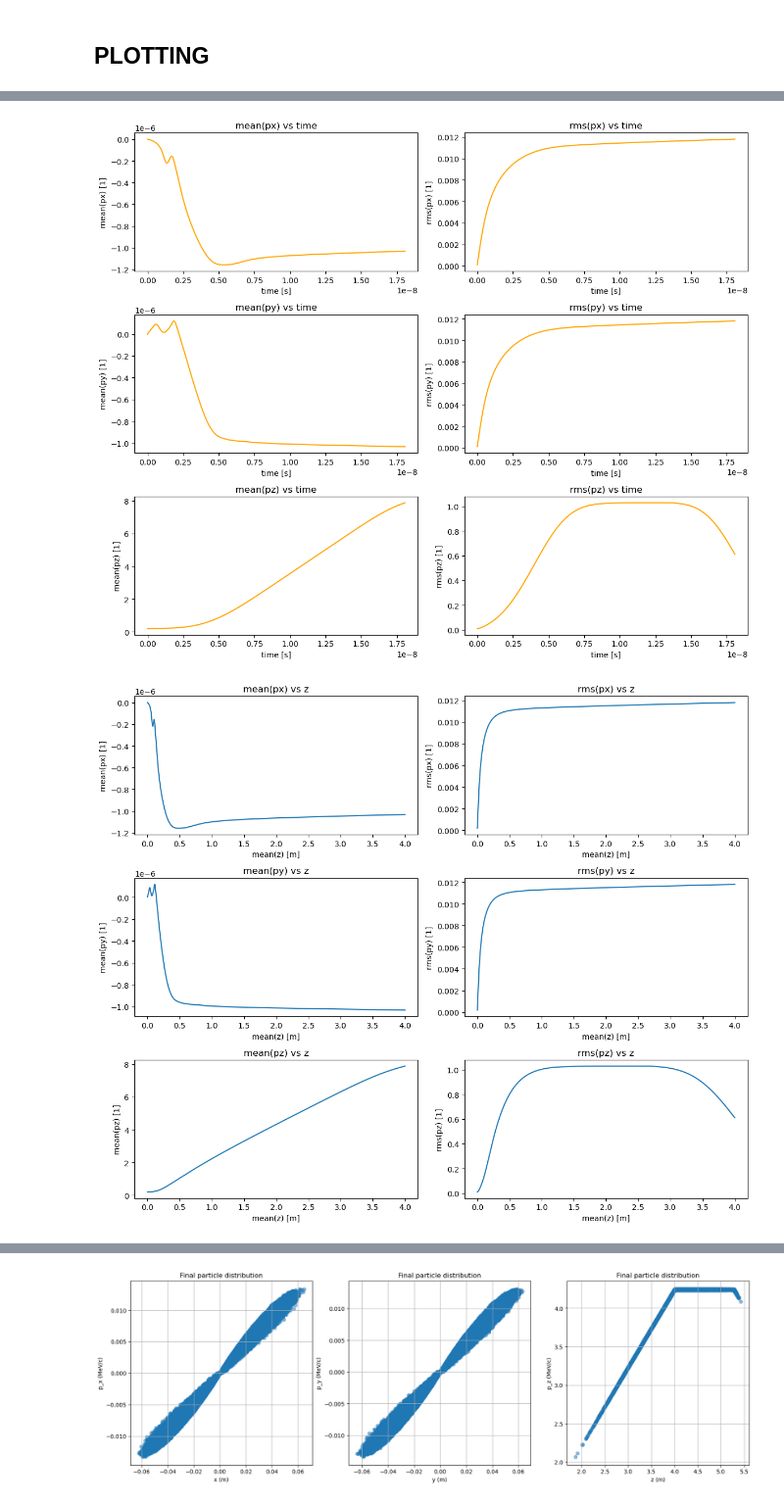
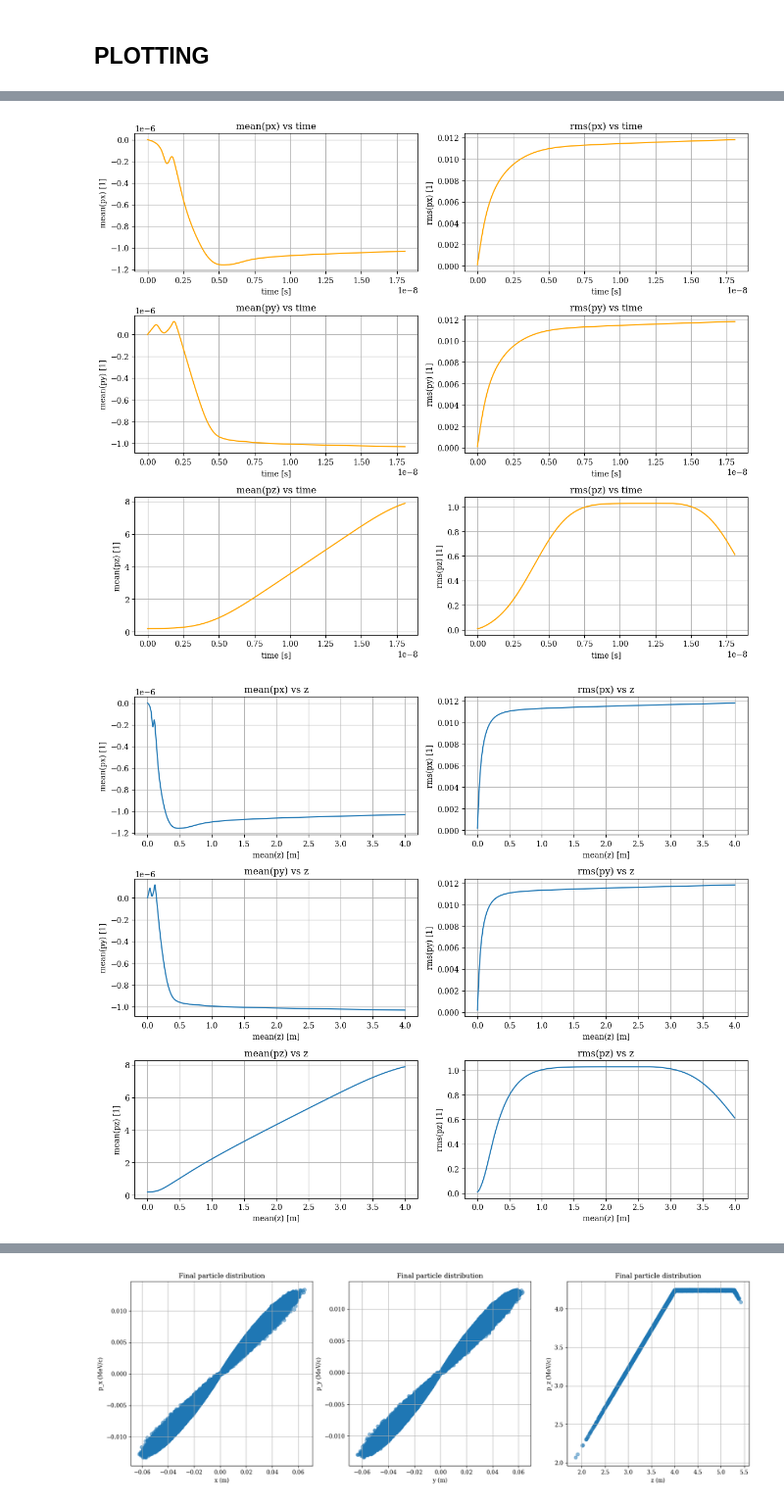
Before and after one commit to alexanderwischmann/FS26-semester-project, a Jupyter notebook: python/3D_solve.ipynb, the cells around one changed output, grey strips where cells are left out. Shown at 98% size. Drawn from its saved outputs; the diff is of its cells as text; code cells hidden in the pictures.

```diff
--- a/python/3D_solve.ipynb
+++ b/python/3D_solve.ipynb
@@ -4,6 +4,7 @@ import matplotlib.pyplot as plt
 from pyHockneySolver import solve_open_poisson_hockney
 
 np.random.seed(33)
+plt.rcParams["font.family"] = "serif"
 # %% [markdown]
 ## Constants & Parameters
 # %%
@@ -393,11 +394,13 @@ for i in range(3):
     axes[i, 0].set_xlabel('time [s]')
     axes[i, 0].set_ylabel(f'mean({AX_NAMES[i]}) [m]')
     axes[i, 0].set_title(f'mean({AX_NAMES[i]}) vs time')
+    axes[i, 0].grid()
 
     axes[i, 1].plot(times, position_sigmas[:, i], color='orange')
     axes[i, 1].set_xlabel('time [s]')
     axes[i, 1].set_ylabel(f'rms({AX_NAMES[i]}) [m]')
     axes[i, 1].set_title(f'rms({AX_NAMES[i]}) vs time')
+    axes[i, 1].grid()
 
 
 fig.tight_layout()
@@ -412,11 +415,13 @@ for i in range(3):
     axes[i, 0].set_xlabel('mean(z) [m]')
     axes[i, 0].set_ylabel(f'mean({AX_NAMES[i]}) [m]')
     axes[i, 0].set_title(f'mean({AX_NAMES[i]}) vs z')
+    axes[i, 0].grid()
 
     axes[i, 1].plot(position_means[:, 2], position_sigmas[:, i])
     axes[i, 1].set_xlabel('mean(z) [m]')
     axes[i, 1].set_ylabel(f'rms({AX_NAMES[i]}) [m]')
     axes[i, 1].set_title(f'rms({AX_NAMES[i]}) vs z')
+    axes[i, 1].grid()
 
 
 fig.tight_layout()
@@ -431,40 +436,44 @@ for i in range(3):
     axes[i, 0].set_xlabel('time [s]')
     axes[i, 0].set_ylabel(f'mean(p{AX_NAMES[i]}) [1]')
     axes[i, 0].set_title(f'mean(p{AX_NAMES[i]}) vs time')
+    axes[i, 0].grid()
 
     axes[i, 1].plot(times_stag, p_to_betagamma(momentum_stag_sigmas[:, i]), color='orange')
     axes[i, 1].set_xlabel('time [s]')
     axes[i, 1].set_ylabel(f'rms(p{AX_NAMES[i]}) [1]')
     axes[i, 1].set_title(f'rms(p{AX_NAMES[i]}) vs time')
+    axes[i, 1].grid()
 
 fig.tight_layout()
 plt.show()
 # %% [output]
-[figure, old version]
+[figure, new version]
 # %%
 momentum_means_interp = np.zeros_like(momentum_stag_means)
 momentum_sigmas_interp = np.zeros_like(momentum_stag_sigmas)
 for i in range(3):
     momentum_means_interp[:, i] = np.interp(times, times_stag, momentum_stag_means[:, i])
     momentum_sigmas_interp[:, i] = np.interp(times, times_stag, momentum_stag_sigmas[:, i])
 
 
 fig, axes = plt.subplots(3, 2, figsize=(12, 10))
 for i in range(3):
     axes[i, 0].plot(position_means[:, 2], p_to_betagamma(momentum_means_interp[:, i]))
     axes[i, 0].set_xlabel('mean(z) [m]')
     axes[i, 0].set_ylabel(f'mean(p{AX_NAMES[i]}) [1]')
     axes[i, 0].set_title(f'mean(p{AX_NAMES[i]}) vs z')
+    axes[i, 0].grid()
 
     axes[i, 1].plot(position_means[:, 2], p_to_betagamma(momentum_sigmas_interp[:, i]))
     axes[i, 1].set_xlabel('mean(z) [m]')
     axes[i, 1].set_ylabel(f'rms(p{AX_NAMES[i]}) [1]')
     axes[i, 1].set_title(f'rms(p{AX_NAMES[i]}) vs z')
+    axes[i, 1].grid()
 
 fig.tight_layout()
 plt.show()
 # %% [output]
-[figure, old version]
+[figure, new version]
 # %%
 plt.plot(times, nums_particles)
 plt.xlabel('Time')
```
Also changed, not shown: parts of 9 cells of this notebook, 4 other files.
